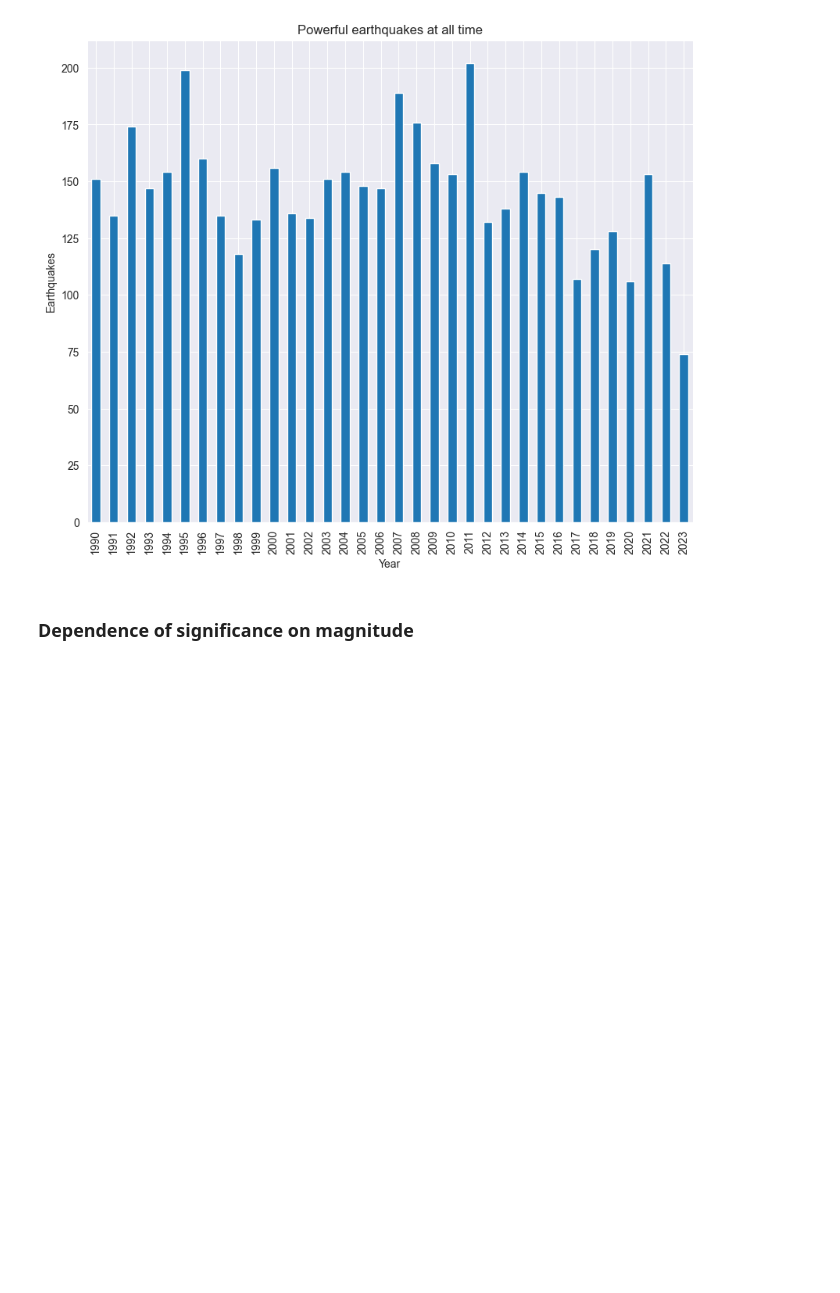
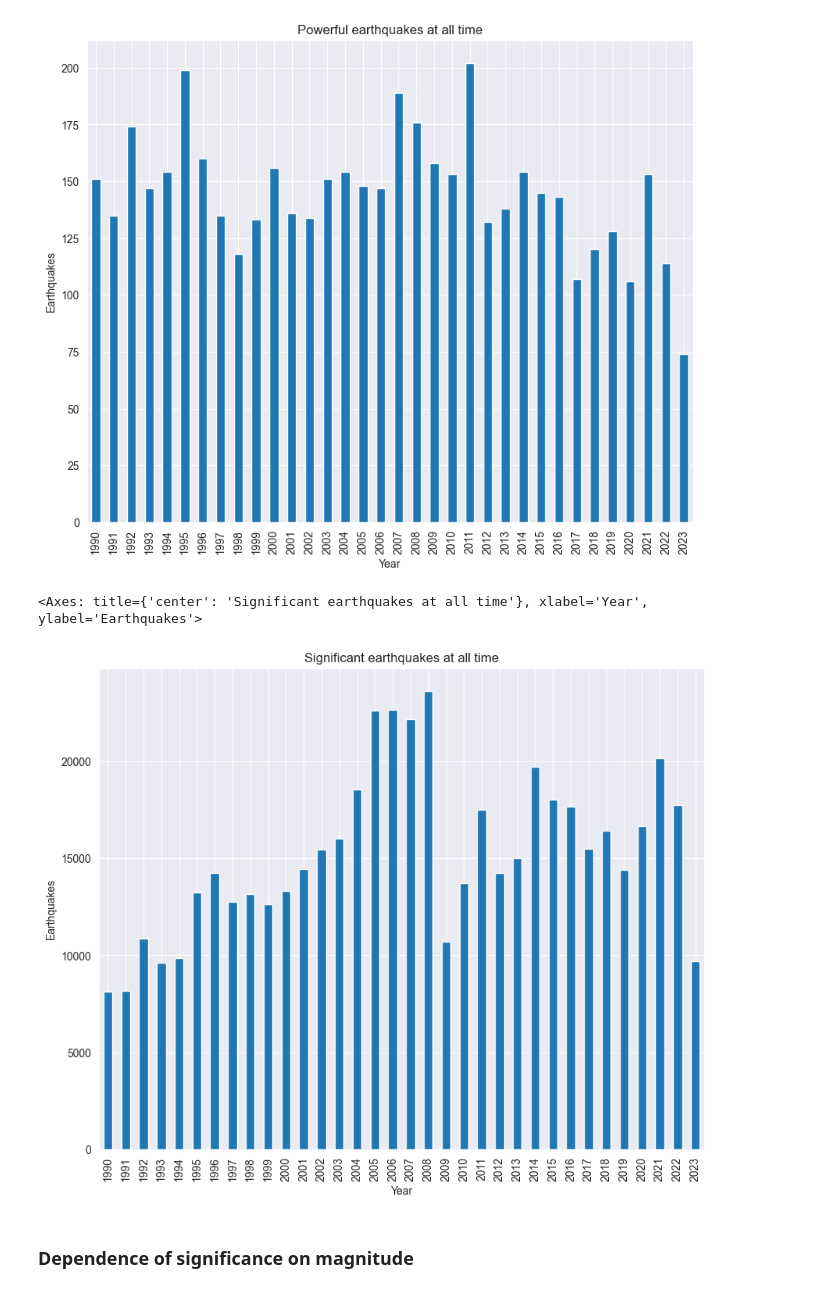
Before and after one commit to DenisIndenbom/DSBA-analytical-project, a Jupyter notebook: project.ipynb, the cells around one changed output. Drawn from its saved outputs; the diff is of its cells as text; code cells hidden in the pictures; blank space fills up the shorter version.

```diff
--- a/project.ipynb
+++ b/project.ipynb
@@ -181,6 +181,11 @@ df['year'][df['magnitudo'] >= 6].value_counts(sort=False).plot(kind='bar', xlabe
 # %% [output]
 <Axes: title={'center': 'Powerful earthquakes at all time'}, xlabel='Year', ylabel='Earthquakes'>
 [figure]
+# %%
+df['year'][df['significance'] >= df['significance'].mean() * 2].value_counts(sort=False).plot(kind='bar', xlabel='Year', ylabel='Earthquakes', figsize=(10, 8), title='Significant earthquakes at all time')
+# %% [output]
+<Axes: title={'center': 'Significant earthquakes at all time'}, xlabel='Year', ylabel='Earthquakes'>
+[figure, added]
 # %% [markdown]
 ### Dependence of significance on magnitude
 # %%
```
Also changed, not shown: parts of 3 cells of this notebook.
